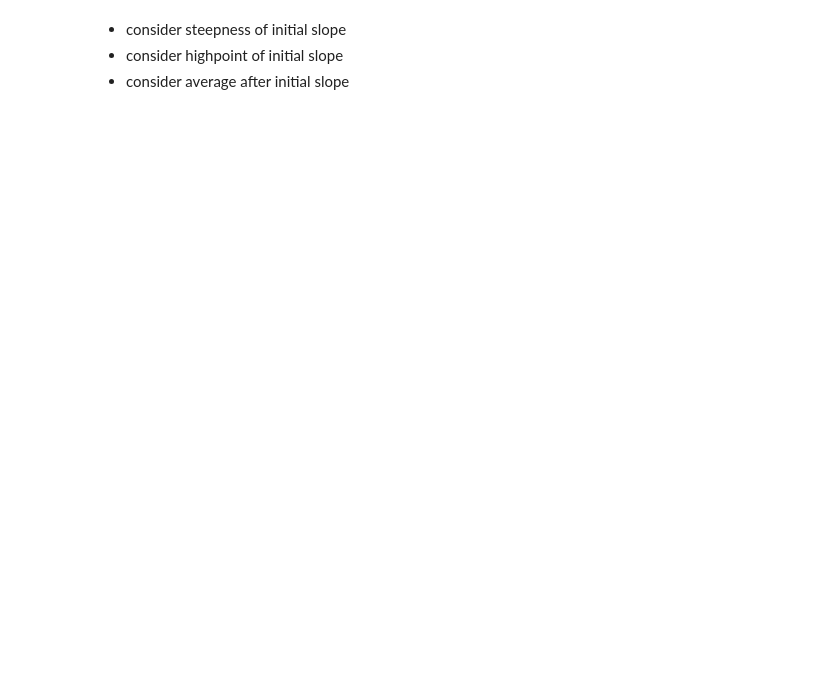
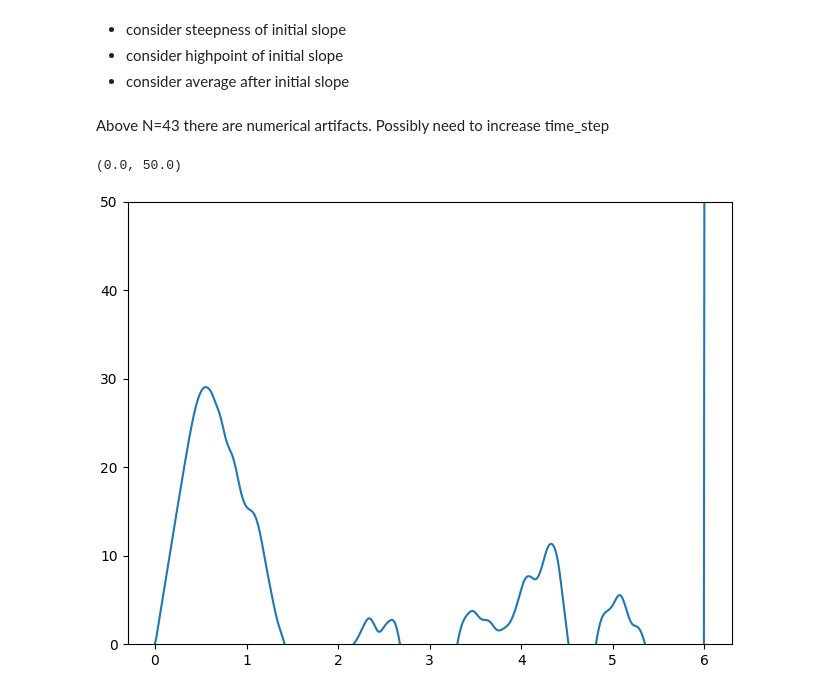
Before and after one commit to LeonhardRichter/CP2_hamiltonian_diagonalization, a Jupyter notebook: analysis_of_photon_count.ipynb, the cells around one changed output. Drawn from its saved outputs; the diff is of its cells as text; code cells hidden in the pictures; blank space fills up the shorter version.

```diff
--- a/analysis_of_photon_count.ipynb
+++ b/analysis_of_photon_count.ipynb
@@ -127,3 +159,41 @@ fig4 = plot_data(data, max_N=43, N_selection=[22, 30, 7])
 - consider steepness of initial slope
 - consider highpoint of initial slope
 - consider average after initial slope
+# %% [markdown]
+Above N=43 there are numerical artifacts. Possibly need to increase time_step
+# %%
+# write function for approximating the slope locally
+
+
+def slope(x1, y1, x2, y2) -> float:
+    return (y2 - y1) / (x2 - x1)
+
+
+def arr_slope(x: np.ndarray, y: np.ndarray) -> np.ndarray:
+    y1 = y[:-1]
+    x1 = x[:-1]
+    y2 = y[1:]
+    x2 = x[1:]
+
+    return slope(x1, y1, x2, y2)
+
+
+# select time interval of first slope
+
+# approximate steepness by linear fit
+
+# get maximal value of first slope
+
+# select time interval of first bump
+# %%
+ys = np.array([np.real_if_close(res["et"][0]) for res in data_excited])[::-1]
+xs = np.array([res["tt"] for res in data_excited])[::-1]
+
+dy = arr_slope(xs[-1], ys[-1])
+fig, ax = plt.subplots(layout="constrained")
+i = 30
+ax.plot(xs[i][:-1], arr_slope(xs[i], ys[i]))
+ax.set_ylim(0, 50)
+# %% [output]
+(0.0, 50.0)
+[figure, added]
```
Also changed, not shown: parts of 4 cells of this notebook, 1 other file.
